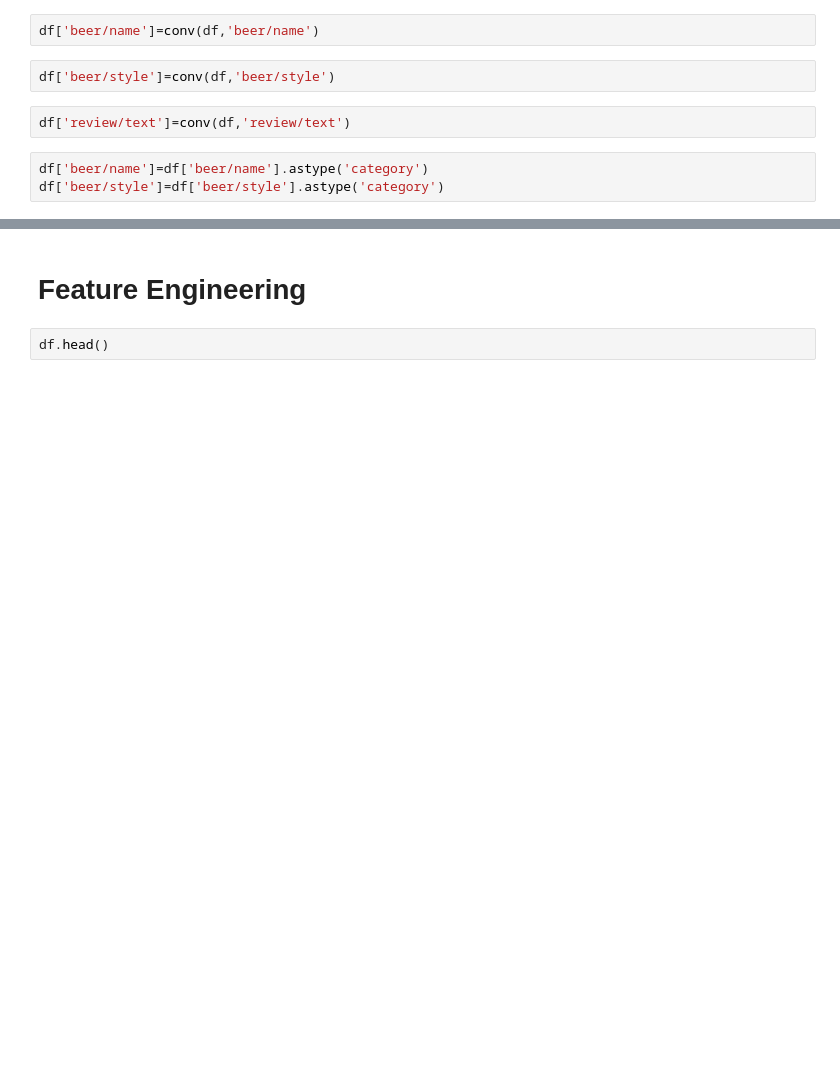
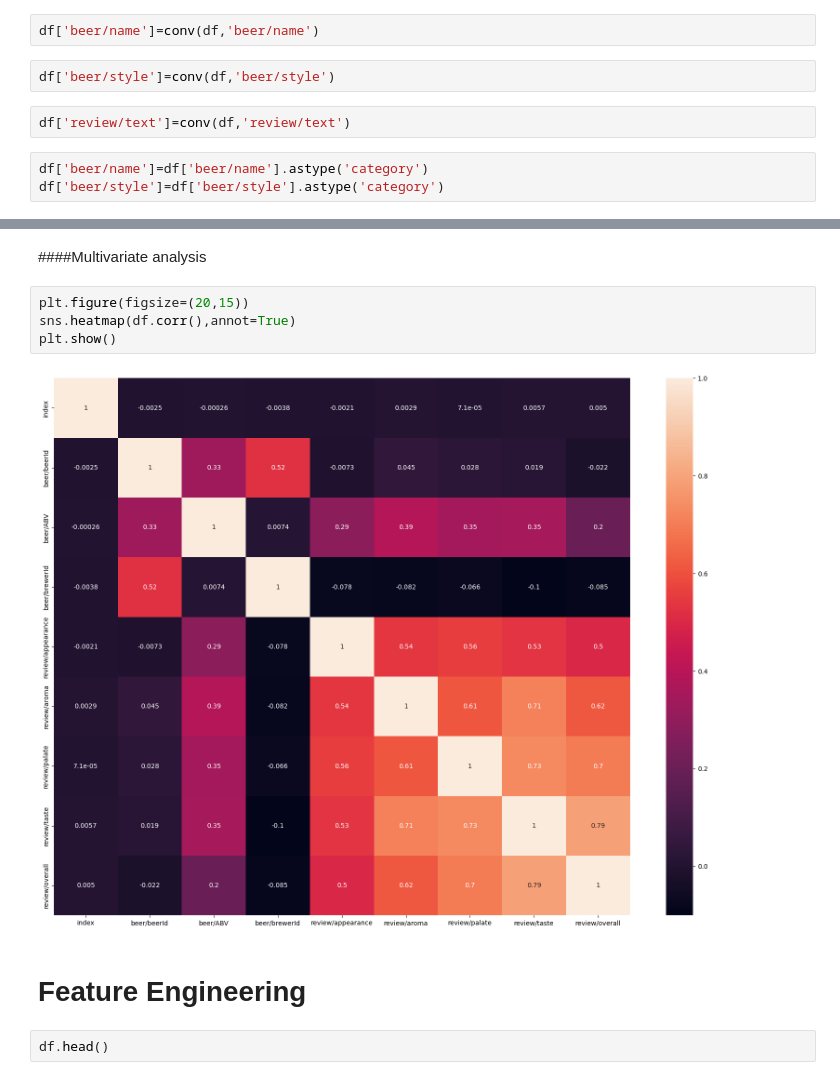
Before and after one commit to Datawithabhishek/Beer-Case-Study, a Jupyter notebook: DS_case_Study_beer_rating(2020).ipynb, the cells around one changed output, grey strips where cells are left out. Cells and saved outputs as stored; diff of their text form; blank space fills up the shorter version.

```diff
--- a/DS_case_Study_beer_rating(2020).ipynb
+++ b/DS_case_Study_beer_rating(2020).ipynb
@@ -271,3 +294,11 @@ df['beer/style']=df['beer/style'].astype('category')
+# %% [markdown]
+####Multivariate analysis
+# %%
+plt.figure(figsize=(20,15))
+sns.heatmap(df.corr(),annot=True)
+plt.show()
+# %% [output]
+[figure, added]
 # %% [markdown]
 # Feature Engineering
 # %%
```
Also changed, not shown: parts of 9 cells of this notebook.
